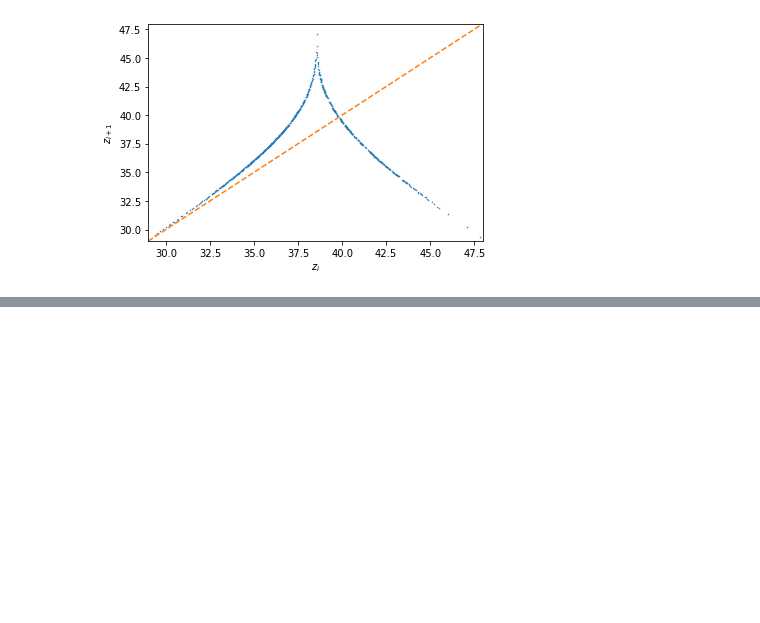
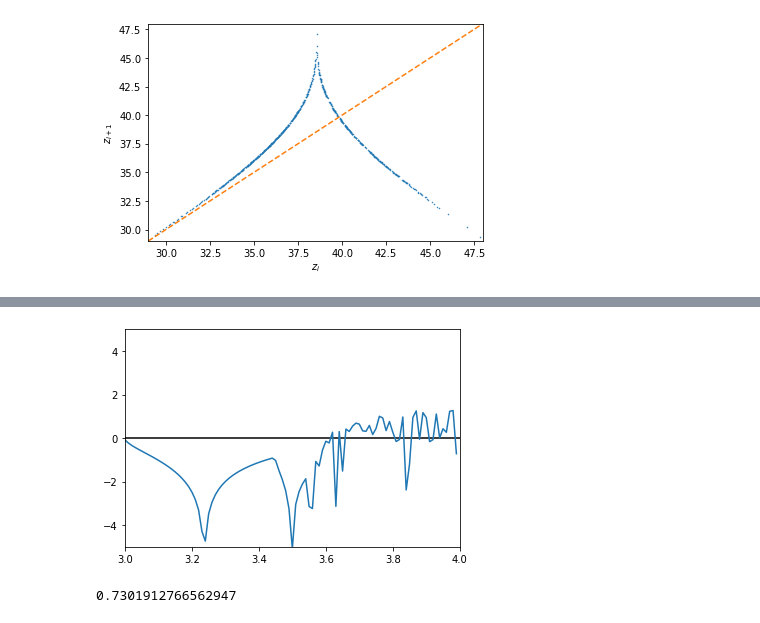
Before and after one commit to ekiMGlz/lyapunov-exp, a Jupyter notebook: lorenz.ipynb, the cells around one changed output, grey strips where cells are left out. Cells and saved outputs as stored; diff of their text form; code cells hidden in the pictures; blank space fills up the shorter version.

```diff
--- a/lorenz.ipynb
+++ b/lorenz.ipynb
@@ -57,0 +72,32 @@ plt.show()
+# %%
+def approx_lyapunov_exponent(f, rand_interval, eps=1e-8, discard=300, iters=10000):
+    a, b = rand_interval
+    x = (b - a)*np.random.random() + a
+    for i in range(discard):
+        x = f(x)
+
+    sum_log = 0
+    for i in range(iters):
+        df = 0.5 * (f(x + eps) - f(x - eps)) / eps
+        sum_log += np.log(abs(df))
+
+    return sum_log/iters
+
+# Mapa del exponente de lyapunov para la ecuacion logistica
+
+logistic = lambda x, r : r*x*(1-x)
+r = np.arange(3, 4, 0.01)
+plt.plot(r, approx_lyapunov_exponent(lambda x: logistic(x, r), [0, 1]))
+plt.hlines(0, 3, 4)
+plt.axis([3, 4, -5, 5])
+plt.show()
+# %% [output]
+[figure, added]
+# %%
+# Exp de lyapunov aproximado de el mapa de lorenz
+l = 0
+for i in range(50):
+    l += approx_lyapunov_exponent(f, [38, 42])
+l/50
+# %% [output]
+0.7301912766562947
```
Also changed, not shown: parts of 2 cells of this notebook, 1 other file.
